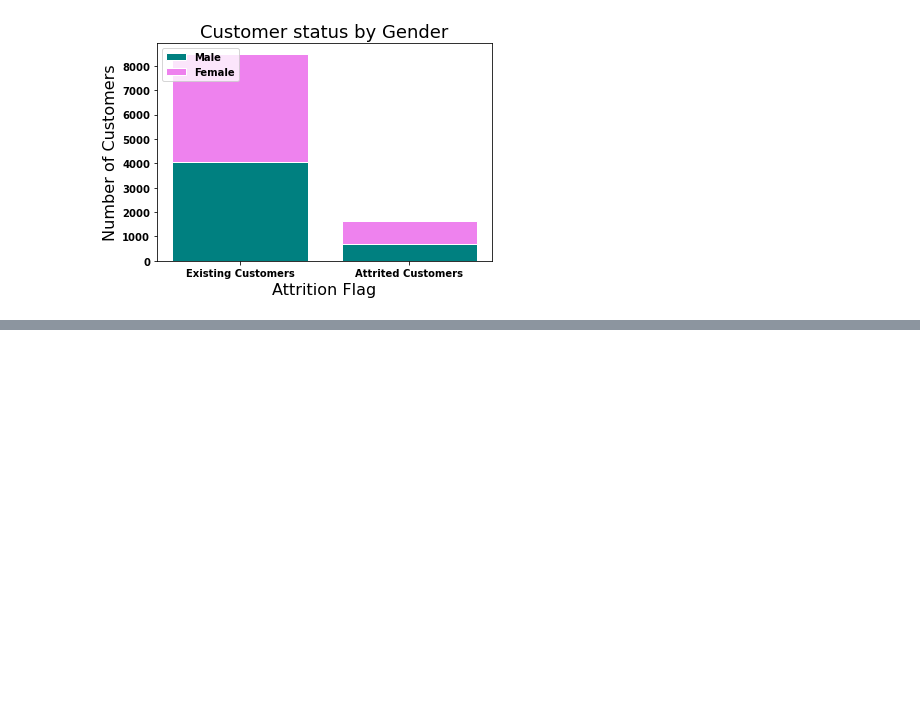
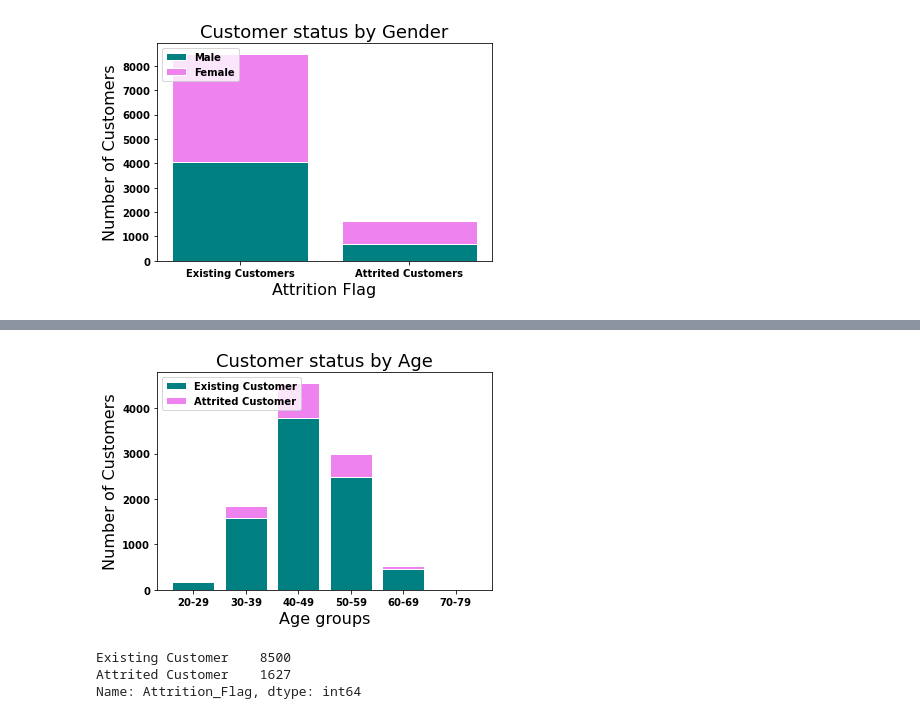
Before and after one commit to Emziicles/Project1-CreditCard, a Jupyter notebook: Project 1 - Emma Second attempt.ipynb, the cells around one changed output, grey strips where cells are left out. Saved outputs shown, nothing was run; the diff lists cells and outputs as text; code cells hidden in the pictures; blank space fills up the shorter version.

```diff
--- a/Project 1 - Emma Second attempt.ipynb
+++ b/Project 1 - Emma Second attempt.ipynb
@@ -170,0 +226,34 @@ plt.show()
+# %%
+att_cust = merged_df.loc[card_df["Attrition_Flag"] == "Attrited Customer"]
+exist_cust = merged_df.loc[card_df["Attrition_Flag"] == "Existing Customer"]
+
+
+attplot = att_cust["Age groups"].value_counts().sort_index(ascending=True)
+existplot = exist_cust["Age groups"].value_counts().sort_index(ascending=True)
+att_flag = ["Existing Customer", "Attrited Customer"]
+
+r = [0,1,2,3,4,5]
+
+plt.bar(r, existplot,color='teal',edgecolor='white')
+plt.bar(r, attplot,color='violet',edgecolor='white',bottom=existplot)
+
+names = ["20-29", "30-39", "40-49", "50-59", "60-69", "70-79"]
+barWidth = 1
+
+plt.xticks(r, names, fontweight='bold')
+
+plt.xlabel('Age groups', fontsize=16)
+
+plt.ylabel('Number of Customers', fontsize=16)
+
+plt.title("Customer status by Age",fontsize=18)
+plt.legend(att_flag,loc=2)
+plt.show()
+# %% [output]
+[figure, added]
+# %%
+merged_df["Attrition_Flag"].value_counts()
+# %% [output]
+Existing Customer    8500
+Attrited Customer    1627
+Name: Attrition_Flag, dtype: int64
```
Also changed, not shown: parts of 4 cells of this notebook.
